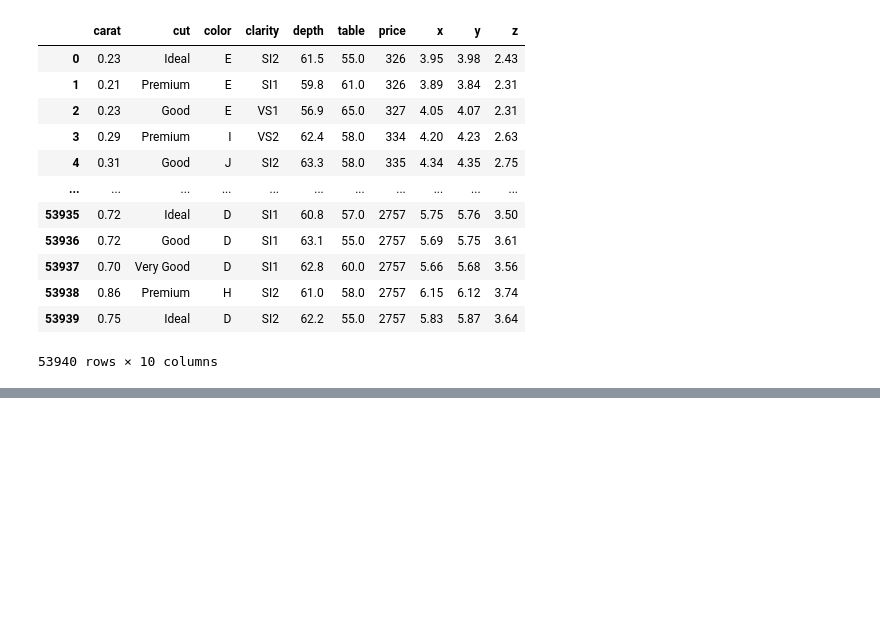
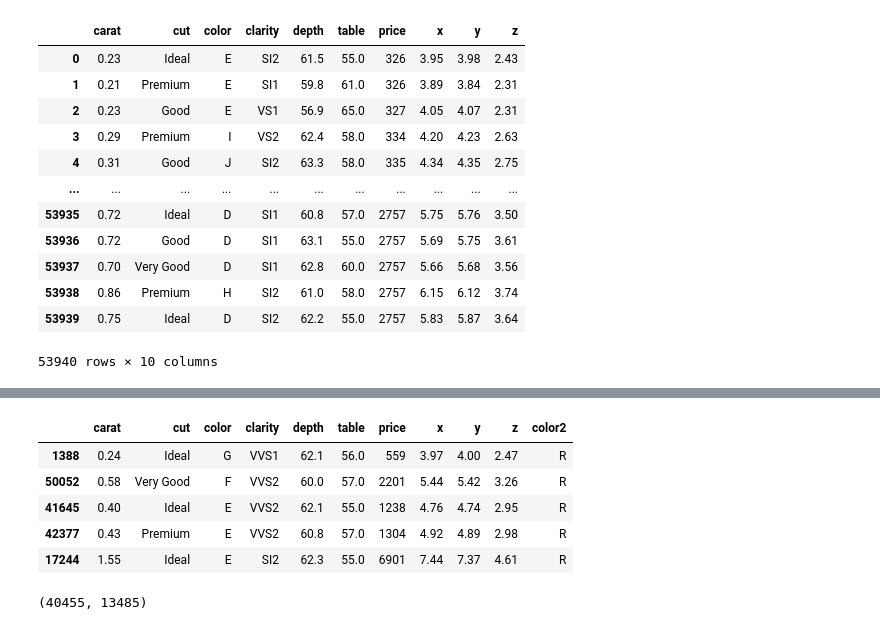
Before and after one commit to gpgaikwad576/DAIAugust2025, a Jupyter notebook: DA/Pankaj/assigs/assig3.ipynb, the cells around one changed output, grey strips where cells are left out. Drawn from its saved outputs; the diff is of its cells as text; code cells hidden in the pictures; blank space fills up the shorter version.

```diff
--- a/DA/Pankaj/assigs/assig3.ipynb
+++ b/DA/Pankaj/assigs/assig3.ipynb
@@ -553,0 +494,4 @@ AttributeError: 'numpy.ndarray' object has no attribute 'count'
+# %%
+#### 48. Write a Pandas program to concatenate the diamonds DataFrame with the
+#### 'color' Series
+df['color2']= 'R'
@@ -553,0 +643,11 @@ AttributeError: 'numpy.ndarray' object has no attribute 'count'
+# %%
+#### 62. Write a Pandas program to get randomly sample rows from diamonds
+#### DataFrame.
+df.sample(n=5,  random_state = 42)
+# %% [output]
+|  | carat | cut | color | clarity | depth | table | price | x | y | z | color2 |
+| 1388 | 0.24 | Ideal | G | VVS1 | 62.1 | 56.0 | 559 | 3.97 | 4.00 | 2.47 | R |
+| 50052 | 0.58 | Very Good | F | VVS2 | 60.0 | 57.0 | 2201 | 5.44 | 5.42 | 3.26 | R |
+| 41645 | 0.40 | Ideal | E | VVS2 | 62.1 | 55.0 | 1238 | 4.76 | 4.74 | 2.95 | R |
+| 42377 | 0.43 | Premium | E | VVS2 | 60.8 | 57.0 | 1304 | 4.92 | 4.89 | 2.98 | R |
+| 17244 | 1.55 | Ideal | E | SI2 | 62.3 | 55.0 | 6901 | 7.44 | 7.37 | 4.61 | R |
@@ -553,0 +660,4 @@ AttributeError: 'numpy.ndarray' object has no attribute 'count'
+# %%
+len(samp_75),len(samp_25)
+# %% [output]
+(40455, 13485)
```
Also changed, not shown: parts of 22 cells of this notebook, 3 other files.
